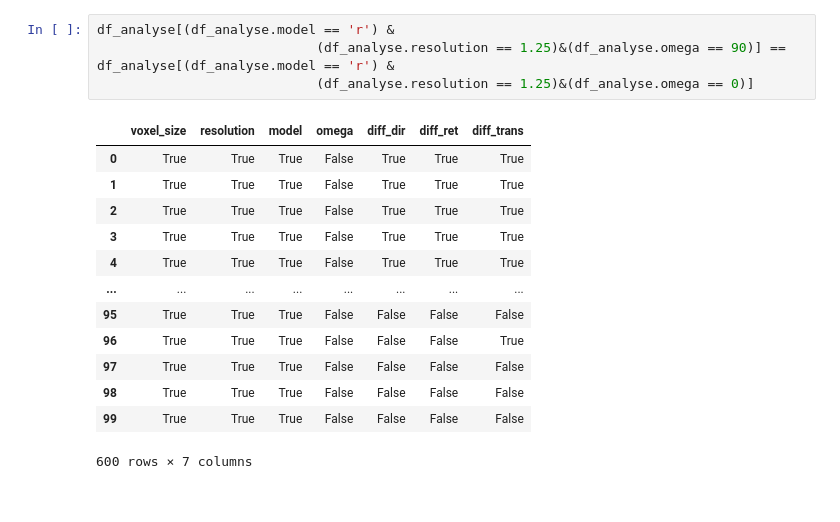
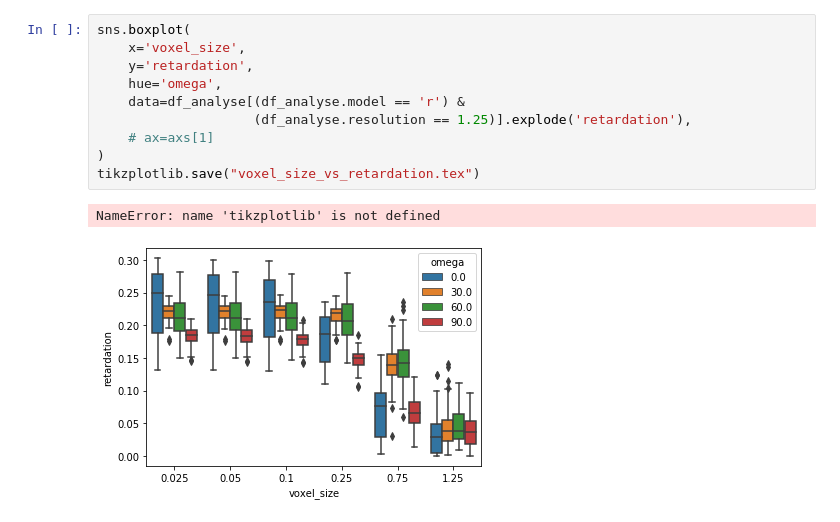
Before and after one commit to fmatuschke/thesis_main, a Jupyter notebook: analysis.ipynb, the cells around one changed output. Cells and saved outputs as stored; diff of their text form.

```diff
--- a/analysis.ipynb
+++ b/analysis.ipynb
@@ -61,18 +73,13 @@ sns.boxplot(x='voxel_size',
-# %%
-df_analyse[(df_analyse.model == 'r') &
-                            (df_analyse.resolution == 1.25)&(df_analyse.omega == 90)] == df_analyse[(df_analyse.model == 'r') &
-                            (df_analyse.resolution == 1.25)&(df_analyse.omega == 0)]
-# %% [output]
-|  | voxel_size | resolution | model | omega | diff_dir | diff_ret | diff_trans |
-| 0 | True | True | True | False | True | True | True |
-| 1 | True | True | True | False | True | True | True |
-| 2 | True | True | True | False | True | True | True |
-| 3 | True | True | True | False | True | True | True |
-| 4 | True | True | True | False | True | True | True |
-| ... | ... | ... | ... | ... | ... | ... | ... |
-| 95 | True | True | True | False | False | False | False |
-| 96 | True | True | True | False | False | False | True |
-| 97 | True | True | True | False | False | False | False |
-| 98 | True | True | True | False | False | False | False |
-| 99 | True | True | True | False | False | False | False |
-600 rows × 7 columns
+# %%
+sns.boxplot(
+    x='voxel_size',
+    y='retardation',
+    hue='omega',
+    data=df_analyse[(df_analyse.model == 'r') &
+                    (df_analyse.resolution == 1.25)].explode('retardation'),
+    # ax=axs[1]
+)
+tikzplotlib.save("voxel_size_vs_retardation.tex")
+# %% [output]
+NameError: name 'tikzplotlib' is not defined
+[figure, added]
```
Also changed, not shown: parts of 4 cells of this notebook, 4 other files.
